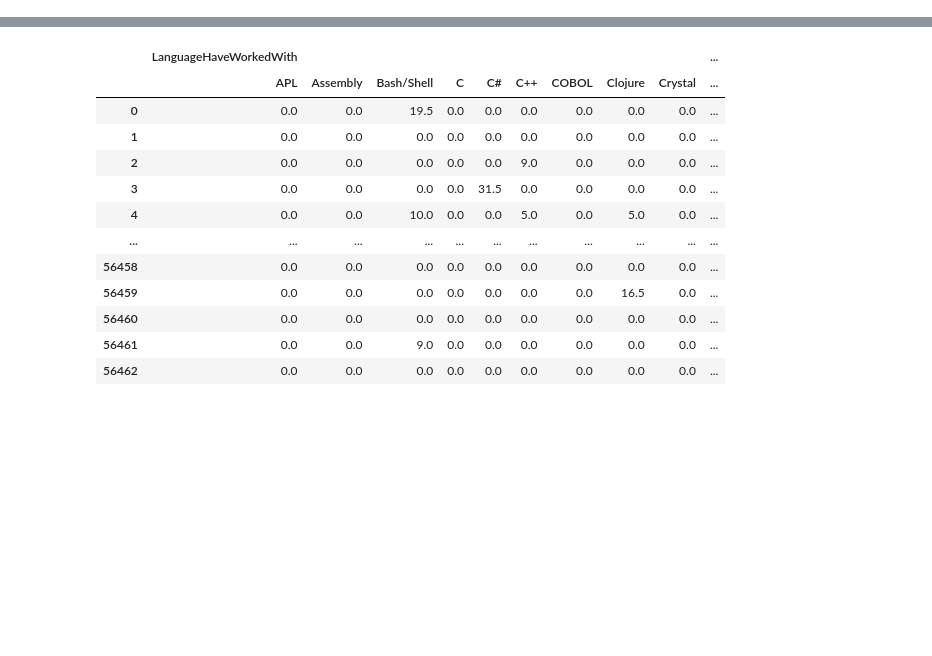
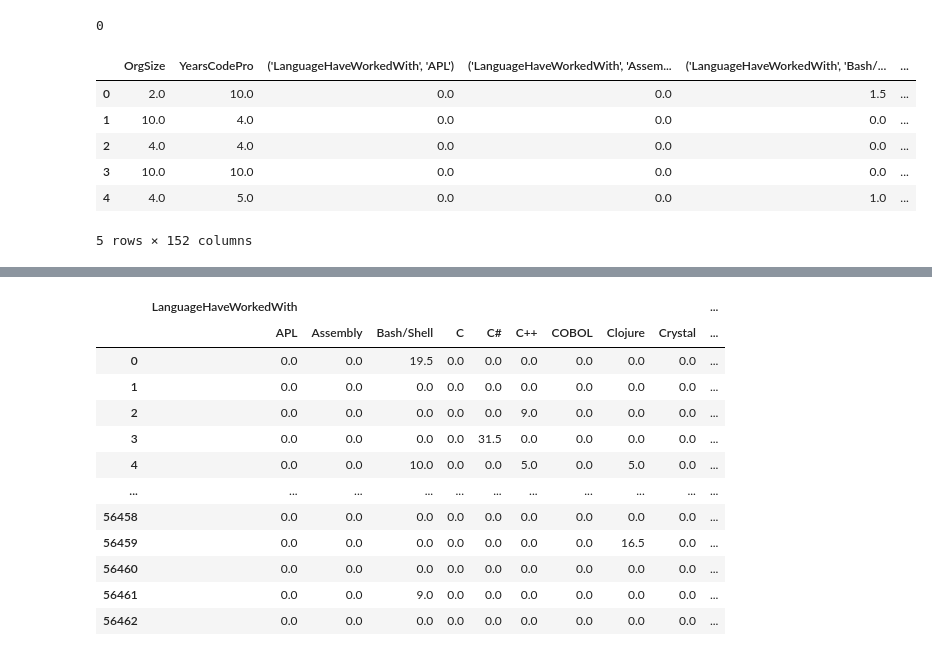
Before and after one commit to mahmoud-elgarnosy/stackoverflow-skills-analytics, a Jupyter notebook: notebooks/04__encoded.ipynb, the cells around one changed output, grey strips where cells are left out. Cells and saved outputs as stored; diff of their text form; code cells hidden in the pictures; blank space fills up the shorter version.

```diff
--- a/notebooks/04__encoded.ipynb
+++ b/notebooks/04__encoded.ipynb
@@ -42,6 +42,20 @@ for key_values, want in zip(dic.items(),wantlist):
     encoded_df2.drop([f"{(want, key_values[1][i])}" for i in range(len(key_values[1]))],axis = 1, inplace = True)
 # %%
 size_years = (encoded_df2['OrgSize'].values) + (encoded_df2['YearsCodePro'].values) + 1
+# %%
+np.isnan(size_years).sum()
+# %% [output]
+0
+# %%
+encoded_df2.head()
+# %% [output]
+|  | OrgSize | YearsCodePro | ('LanguageHaveWorkedWith', 'APL') | ('LanguageHaveWorkedWith', 'Assem... | ('LanguageHaveWorkedWith', 'Bash/... | ... |
+| 0 | 2.0 | 10.0 | 0.0 | 0.0 | 1.5 | ... |
+| 1 | 10.0 | 4.0 | 0.0 | 0.0 | 0.0 | ... |
+| 2 | 4.0 | 4.0 | 0.0 | 0.0 | 0.0 | ... |
+| 3 | 10.0 | 10.0 | 0.0 | 0.0 | 0.0 | ... |
+| 4 | 4.0 | 5.0 | 0.0 | 0.0 | 1.0 | ... |
+5 rows × 152 columns
 # %%
 encoded_df3 = pd.DataFrame(size_years[:,np.newaxis] * encoded_df2.iloc[:,:-25].values,columns = encoded_df2.columns[:-25] )
 encoded_df3.drop(['OrgSize','YearsCodePro'], axis =1, inplace = True)
```
Also changed, not shown: parts of 1 cell of this notebook, 7 other files.
